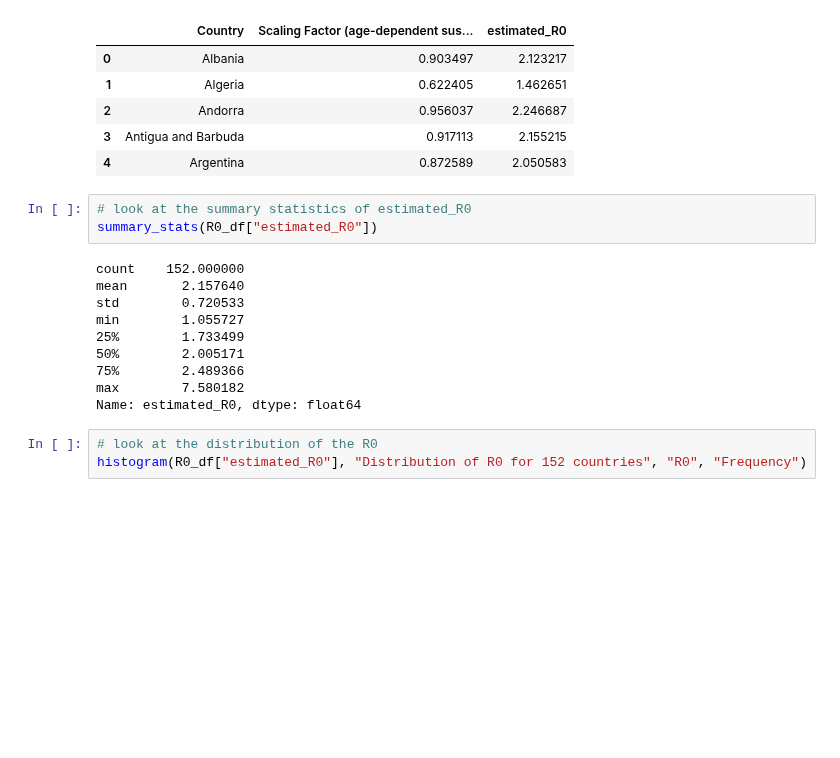
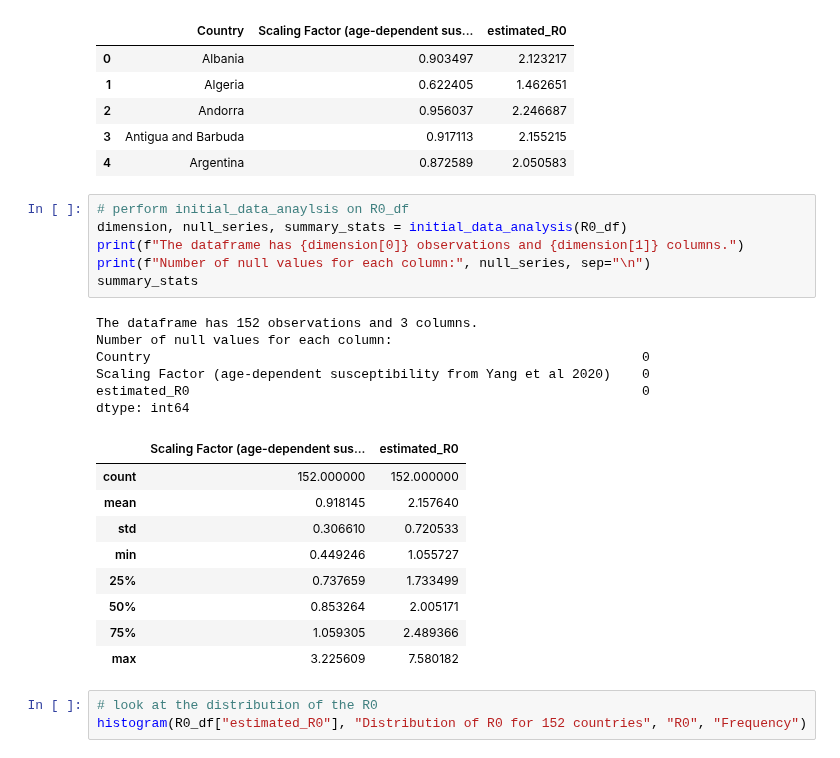
Before and after one commit to GRMDS/RMDS_Coronavirus_project, a Jupyter notebook: analytics/Amy/Country_R0.ipynb, the cells around one changed output. Drawn from its saved outputs; the diff is of its cells as text; blank space fills up the shorter version.

```diff
--- a/analytics/Amy/Country_R0.ipynb
+++ b/analytics/Amy/Country_R0.ipynb
@@ -174,19 +177,28 @@ R0_df.head()
 | 2 | Andorra | 0.956037 | 2.246687 |
 | 3 | Antigua and Barbuda | 0.917113 | 2.155215 |
 | 4 | Argentina | 0.872589 | 2.050583 |
-# %%
-# look at the summary statistics of estimated_R0
-summary_stats(R0_df["estimated_R0"])
-# %% [output]
-count    152.000000
-mean       2.157640
-std        0.720533
-min        1.055727
-25%        1.733499
-50%        2.005171
-75%        2.489366
-max        7.580182
-Name: estimated_R0, dtype: float64
+# %%
+# perform initial_data_anaylsis on R0_df
+dimension, null_series, summary_stats = initial_data_analysis(R0_df)
+print(f"The dataframe has {dimension[0]} observations and {dimension[1]} columns.")
+print(f"Number of null values for each column:", null_series, sep="\n")
+summary_stats
+# %% [output]
+The dataframe has 152 observations and 3 columns.
+Number of null values for each column:
+Country                                                               0
+Scaling Factor (age-dependent susceptibility from Yang et al 2020)    0
+estimated_R0                                                          0
+dtype: int64
+|  | Scaling Factor (age-dependent sus... | estimated_R0 |
+| count | 152.000000 | 152.000000 |
+| mean | 0.918145 | 2.157640 |
+| std | 0.306610 | 0.720533 |
+| min | 0.449246 | 1.055727 |
+| 25% | 0.737659 | 1.733499 |
+| 50% | 0.853264 | 2.005171 |
+| 75% | 1.059305 | 2.489366 |
+| max | 3.225609 | 7.580182 |
 # %%
 # look at the distribution of the R0
 histogram(R0_df["estimated_R0"], "Distribution of R0 for 152 countries", "R0", "Frequency")
```
Also changed, not shown: parts of 5 cells of this notebook, 2 other files.
